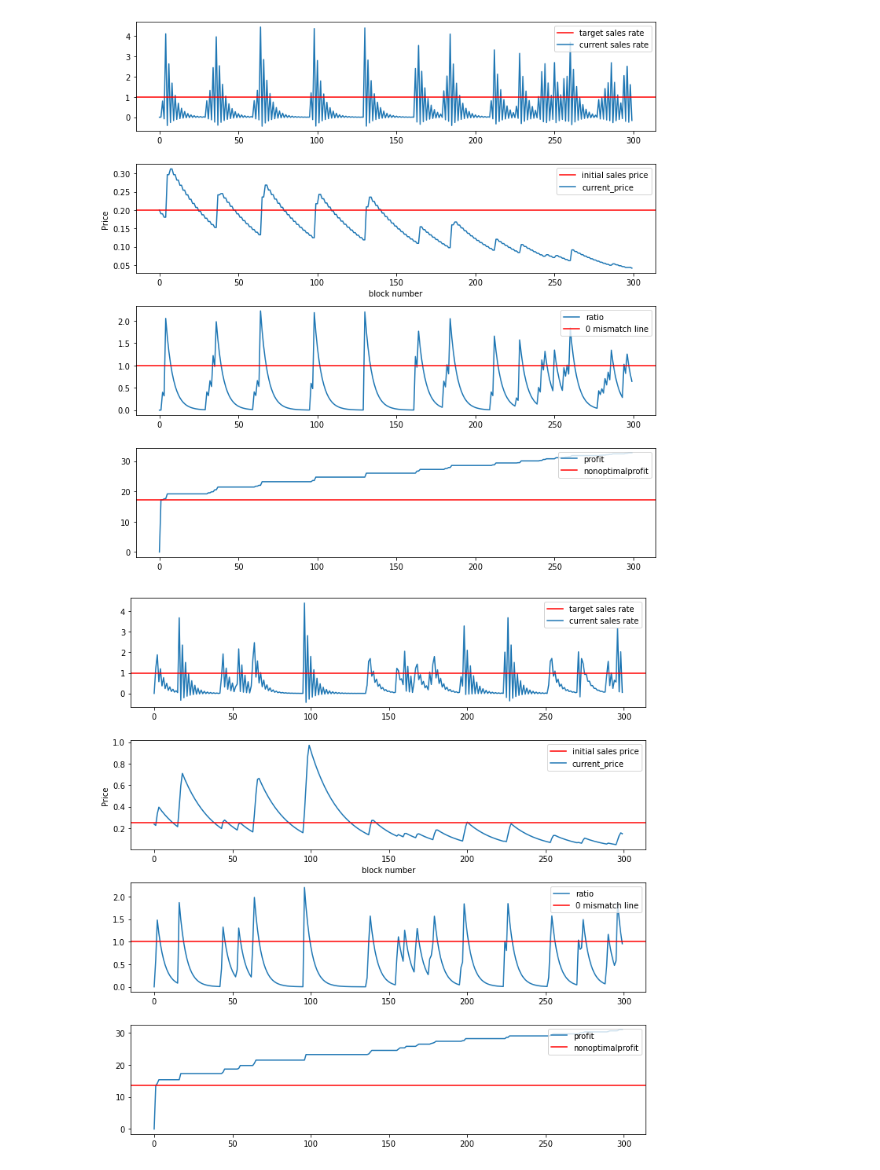
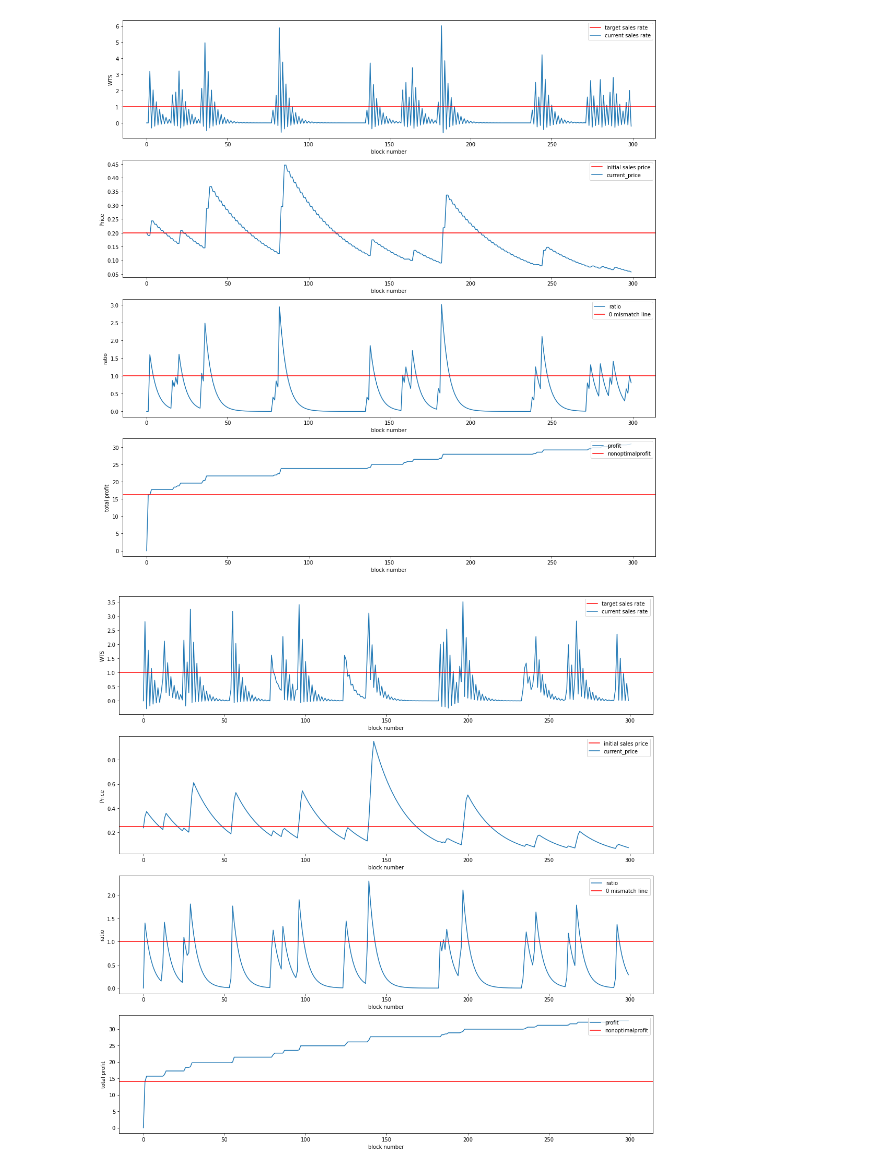
Before and after one commit to omar-ameen1/Dynamic-NFT-Mint-Pricing, a Jupyter notebook: python_sims/AlgoSims.ipynb, the cells around one changed output. Drawn from its saved outputs; the diff is of its cells as text; code cells hidden in the pictures.

```diff
--- a/python_sims/AlgoSims.ipynb
+++ b/python_sims/AlgoSims.ipynb
@@ -2,7 +2,6 @@
 from Algo import *
 import matplotlib.pyplot as plt
 import random
-import numpy as np
 
 
 class Simulator:
@@ -11,10 +10,16 @@ class Simulator:
         self.pid = pid
         self.simblocklength = simblocklength
 
+    """
+    Creates 200 customers with an eth budget of 0 - 0.33
+    """
     def initialize_customers(self):
         for i in range(200):
             self.customers.append(random.random() / 3)
 
+    """
+    Simulates sales and the algorithm model
+    """
     def initialize_random_sales_blocks(self):
         self.initialize_customers()
         blocksarray = []
@@ -25,17 +30,34 @@ class Simulator:
         ratiolist = []
         nonoptimalprofit = 0
         totalsales = 0
+        """
+        This part calculates what profit would have been with a fixed mint price
+        """
         for k in range(len(self.customers)):
             if (self.customers[k] >= self.pid.initial_price):
                 nonoptimalprofit += self.pid.initial_price
+
+        """
+        Creates a new block object at each index until we reach the desired number of blocks.
+        Each one contains an index and an integer representing number of sales that occurred at the given block.
+        """
         for i in range(self.simblocklength):
             blocksarray.append(block(i))
             self.pid.block_arr = blocksarray
+
+            """
+            Loops over the customers and checks to see if they can afford the mint at the current price.
+            If they can, it increments totalsales and decrements the customer's balance by the current mint price.
+            """
             for j in range(len(self.customers)):
                 if (self.customers[j] >= self.pid.get_price()):
                     blocksarray[i].add_sales()
                     self.customers[j] -= self.pid.get_price()
                     totalsales += 1
+
+            """
+            Appends all the calculated values to their respective lists.
+            """
             profitlist.append(self.pid.get_profit())
             wtsarray.append(self.pid.calc_wts(blocksarray[i].sales))
             pricelist.append(self.pid.get_price())
@@ -44,56 +66,61 @@ class Simulator:
             blockslist.append(blocksarray[i].index)
         return blockslist, wtsarray, pricelist, ratiolist, profitlist, nonoptimalprofit
 
+    """
+    Instantiates all the values for the plots.
+    """
     def plot_sim(self, price, blocks_arr, wts, ratiolist, profitlist, nonoptimalprofit):
-        fig, (ax1, ax2, ax3, ax4) = plt.subplots(4, figsize=(10, 10))
+        fig, (ax1, ax2, ax3, ax4) = plt.subplots(4, figsize=(15, 15))
 
         wts_line, = ax1.plot(blocks_arr, wts)
         target_wts_line = ax1.axhline(
             y=self.pid.goal_sales_per_block, color='r')
 
-        ax1.set_xlabel = ("block number")
-        ax1.set_ylabel = ("WTS")
+        ax1.set_xlabel("block number")
+        ax1.set_ylabel("WTS")
 
         ax1.legend([target_wts_line, wts_line], [
                    'target sales rate', 'current sales rate'], loc='upper right')
 
         price_line, = ax2.plot(blocks_arr, price)
         initial_price_line = ax2.axhline(y=self.pid.initial_price, color='r')
 
         ax2.set_xlabel("block number")
         ax2.set_ylabel("Price")
 
         ax2.legend([initial_price_line, price_line], [
                    'initial sales price', 'current_price'], loc='upper right')
 
         ratio_line, = ax3.plot(blocks_arr, ratiolist)
         one_line = ax3.axhline(y = 1.0, color='r')
-        ax3.set_xlabel = ("block number")
-        ax3.set_ylabel = ("ratio")
+        ax3.set_xlabel("block number")
+        ax3.set_ylabel("ratio")
         ax3.legend([ratio_line, one_line], ["ratio", "0 mismatch line"], loc='upper right')
 
         profit_line, = ax4.plot(blocks_arr, profitlist)
         nonoptimalprofit_line = ax4.axhline(y = nonoptimalprofit, color='r')
-        ax4.set_xlabel = ("block number")
-        ax4.set_ylabel = ("total profit")
+        ax4.set_xlabel("block number")
+        ax4.set_ylabel("total profit")
         ax4.legend([profit_line, nonoptimalprofit_line], ["profit", 'nonoptimalprofit'], loc='upper right')
         fig.tight_layout()
         plt.show()
 
+    """
+    Plots the simulations.
+    """
     def plot_simulation(self):
         self.pid.reset()
         blocks_arr, wts_array, pricelist, ratiolist, profitlist, nonoptimalprofit = self.initialize_random_sales_blocks()
         self.plot_sim(pricelist, blocks_arr, wts_array, ratiolist, profitlist, nonoptimalprofit)
 
-
 algo = AlgoClass(1, 0.2, 2)
 simulation = Simulator(algo, 300)
 simulation.plot_simulation()
 # %% [output]
-[figure, old version]
+[figure, new version]
 # %%
 algo2 = AlgoClass(1, 0.25, 1)
 simulation2 = Simulator(algo2, 300)
 simulation2.plot_simulation()
 # %% [output]
-[figure, old version]
+[figure, new version]
```
